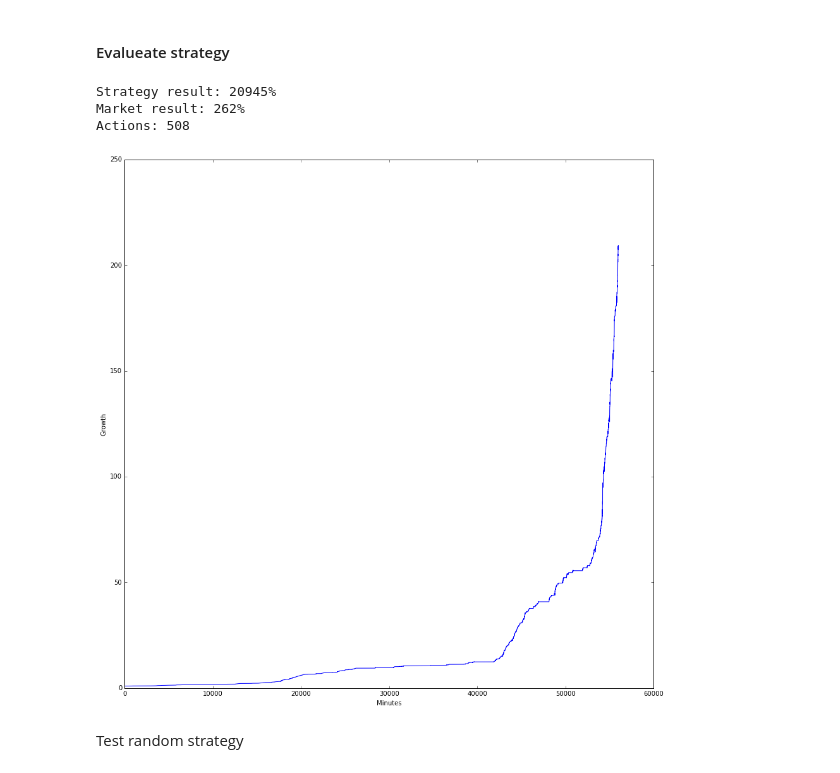
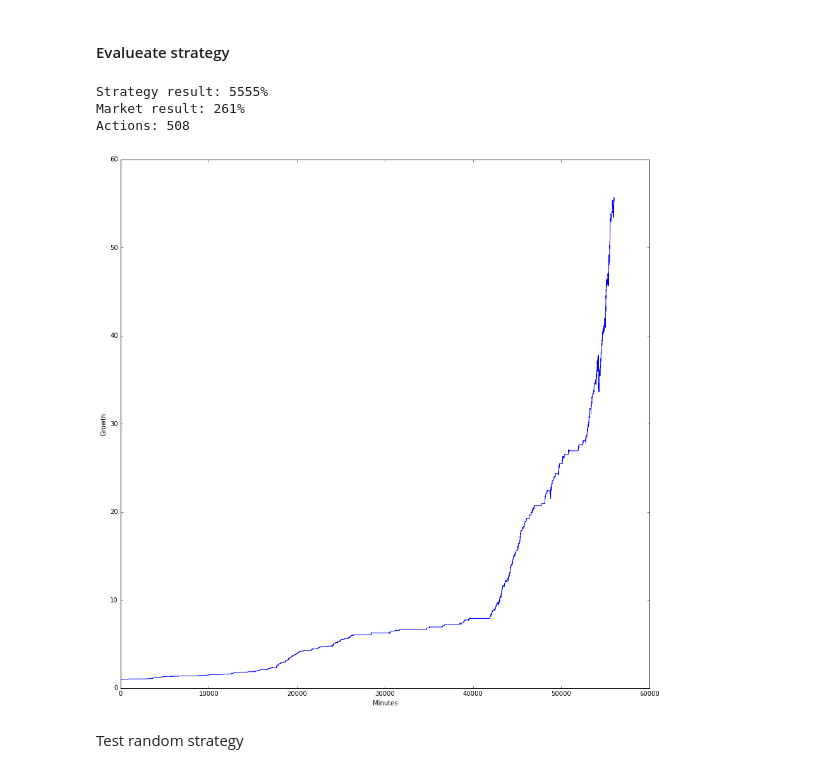
Before and after one commit to boazra/proj, a Jupyter notebook: file.ipynb, the cells around one changed output. Saved outputs shown, nothing was run; the diff lists cells and outputs as text; code cells hidden in the pictures.

```diff
--- a/file.ipynb
+++ b/file.ipynb
@@ -22,6 +22,9 @@ data = data.drop_duplicates('date')
 data = data.reset_index(drop=True)
 data.date = pd.to_datetime(data.date)
 data = data.sort_values(by=['date'])
+
+price_open = data.price.as_matrix()[:-1]
+price_close = data.price.as_matrix()[1:]
 # %% [markdown]
 #### Utility functions
 # %%
@@ -69,31 +72,18 @@ def evaluate_strategy(price, actions, action_price):
 
     return result
 
-def filtmat(X, axis, func, **kwargs):
-    return np.apply_along_axis(lambda m: func(m, **kwargs), axis=axis, arr=X)
+def moving_sum(X, n):
+    return np.array([sum(X[i:i+n]) for i in range(X.shape[0]-n+1)])
 
-def moving_sum(X, n, axis=0):
-    return filtmat(X, axis, np.convolve, v=np.ones(n), mode="full")
-
-def moving_average(X, n, axis=0):
-    return moving_sum(X, n, axis)/n
-
-def moving_range(X, n, axis=0):
-    return filtmat(X, axis, lambda m: [np.ptp(m[i:i+n]) for i in range(m.shape[0])])
-
-def moving_ratio(X, n, axis=0):
-    return filtmat(X, axis, lambda m: m[n:]/m[:-n])
-
-def vertical_lines(X, **kwargs):
-    lc = mc.LineCollection([[(x, -100), (x, 1e6)] for x in X], **kwargs)
-    plt.gca().add_collection(lc)
+def moving_ratio(price_open, price_close, n):
+    return np.array([price_open[i]/price_close[i-n] for i in range(n, len(price_open))])
 # %% [markdown]
 #### Test parameters
 # %%
 # Period to evaluate
-start, end = 0, data.price.shape[0]-1
+start, end = 0, price_close.shape[0]-1
 # Number of minutes in the past for window function (ratio)
-dt = 15
+dt = 17
 # Threshold for entering when rising
 threshold_up = 0.01
 # Threshold for leaving when falling
@@ -106,7 +96,8 @@ valley_width = 0
 action_price = 1
 
 # moving ratio
-dx = moving_ratio(data.price, dt)[start:end]
+dx = moving_ratio(price_open, price_close, dt)[start:end]
+
 # flag up or down trend if:
 # 1. ratio with earlier price crosses threshold
 # 2. prices are rising/falling for at least [peak_width]/[valley_width] minutes
@@ -161,19 +152,19 @@ pass
 # %% [markdown]
 #### Evalueate strategy
 # %%
-result = evaluate_strategy(data.price.values[start:end], actions, action_price)
+result = evaluate_strategy(price_open[start:end], actions, action_price)
 plt.figure(1, figsize=(15,15))
 plt.plot(result)
 plt.xlabel("Minutes")
 plt.ylabel("Growth")
 print("Strategy result: %.0f%%\nMarket result: %.0f%%" % (result[-1]*100,
-                                                          data.price.values[end]/data.price.values[start]*100))
+                                                          price_close[end]/price_close[start]*100))
 print("Actions: %d" % sum(actions != 0))
 # %% [output]
-Strategy result: 20945%
-Market result: 262%
+Strategy result: 5555%
+Market result: 261%
 Actions: 508
-[figure, old version]
+[figure, new version]
 # %% [markdown]
 Test random strategy
 # %%
```
Also changed, not shown: parts of 2 cells of this notebook.
